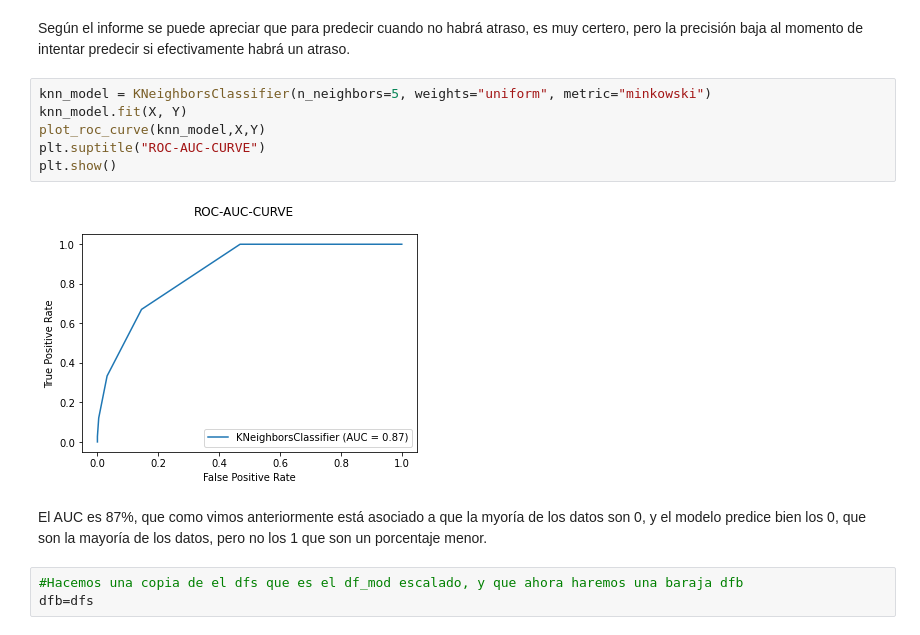
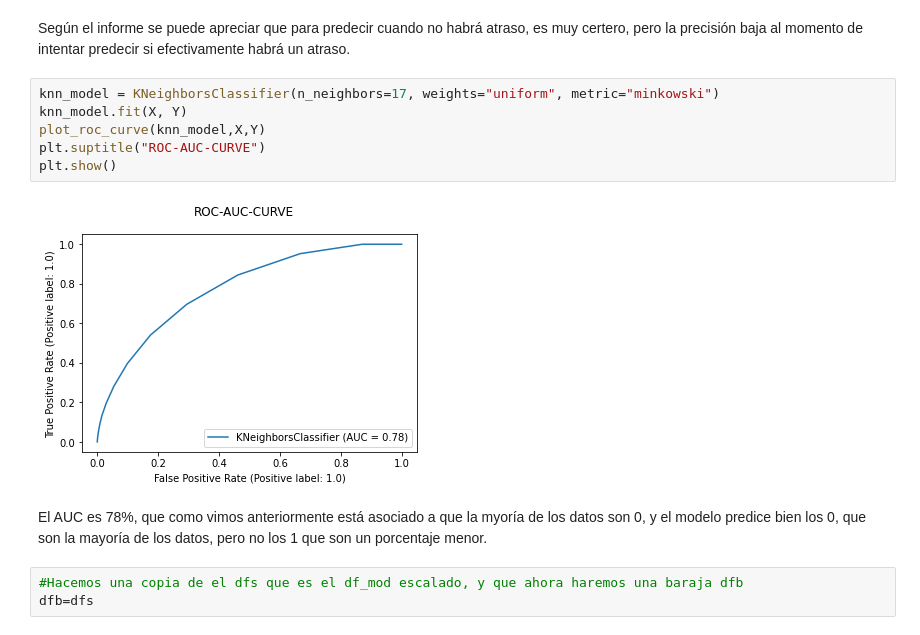
Before and after one commit to edofarias/Challenge-Data-Scientist, a Jupyter notebook: Solution.ipynb, the cells around one changed output. Cells and saved outputs as stored; diff of their text form.

```diff
--- a/Solution.ipynb
+++ b/Solution.ipynb
@@ -694,15 +710,15 @@ weighted avg       0.71      0.75      0.73     68204
 # %% [markdown]
 Según el informe se puede apreciar que para predecir cuando no habrá atraso, es muy certero, pero la precisión baja al momento de intentar predecir si efectivamente habrá un atraso.
 # %%
-knn_model = KNeighborsClassifier(n_neighbors=5, weights="uniform", metric="minkowski")
+knn_model = KNeighborsClassifier(n_neighbors=17, weights="uniform", metric="minkowski")
 knn_model.fit(X, Y)
 plot_roc_curve(knn_model,X,Y)
 plt.suptitle("ROC-AUC-CURVE")
 plt.show()
 # %% [output]
-[figure, old version]
+[figure, new version]
 # %% [markdown]
-El AUC es 87%, que como vimos anteriormente está asociado a que la myoría de los datos son 0, y el modelo predice bien los 0, que son la mayoría de los datos, pero no los 1 que son un porcentaje menor.
+El AUC es 78%, que como vimos anteriormente está asociado a que la myoría de los datos son 0, y el modelo predice bien los 0, que son la mayoría de los datos, pero no los 1 que son un porcentaje menor.
 # %%
 #Hacemos una copia de el dfs que es el df_mod escalado, y que ahora haremos una baraja dfb
 dfb=dfs
```
Also changed, not shown: parts of 28 cells of this notebook, 1 other file.
